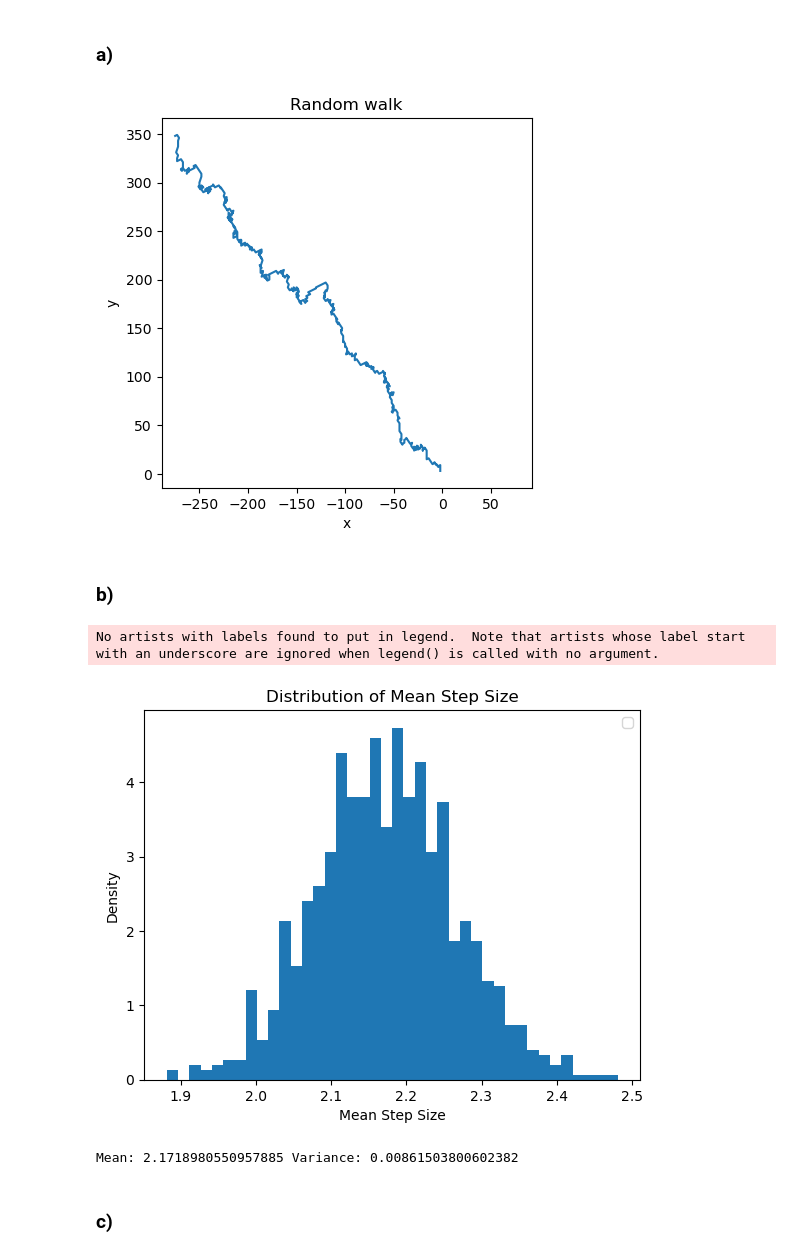
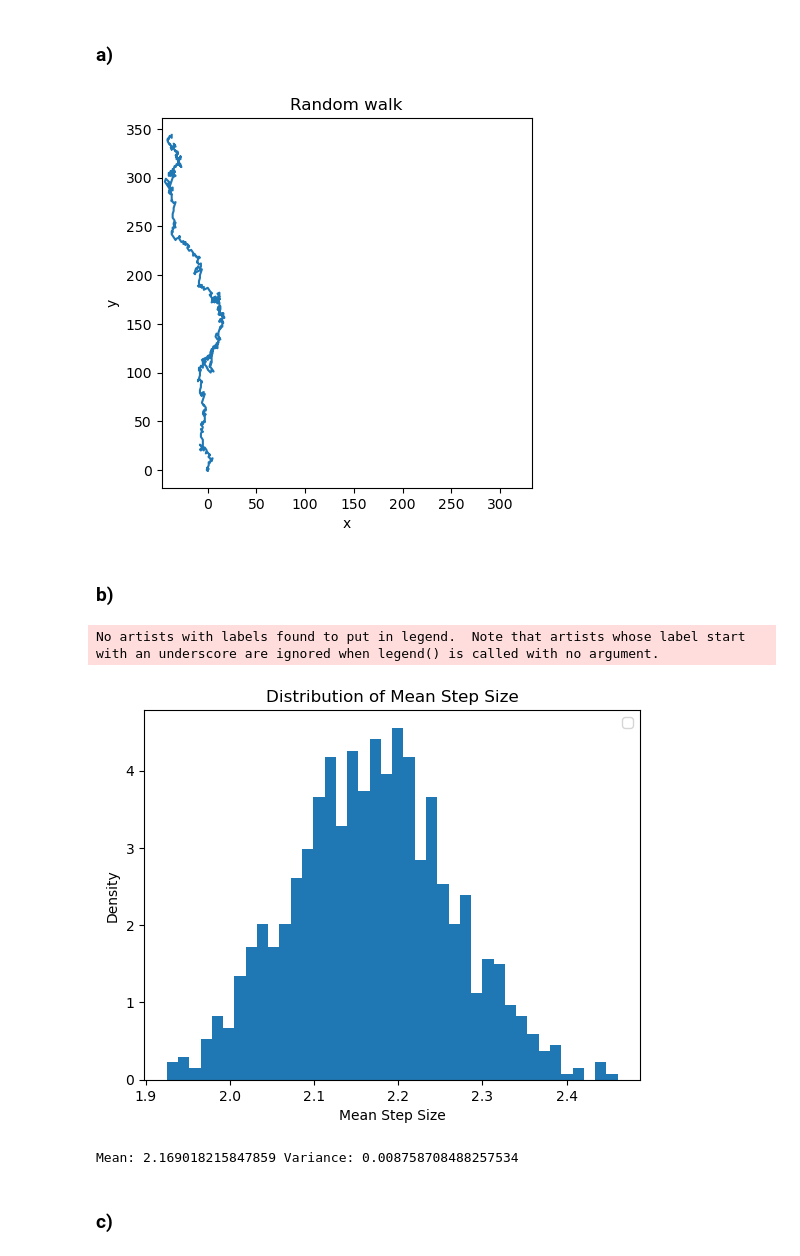
Before and after one commit to loganmachale/PHYS-305, a Jupyter notebook: Assignment 2/Assignment 2.ipynb, the cells around one changed output. Cells and saved outputs as stored; diff of their text form; code cells hidden in the pictures.

```diff
--- a/Assignment 2/Assignment 2.ipynb
+++ b/Assignment 2/Assignment 2.ipynb
@@ -60,35 +60,35 @@ x_arr = np.array([])
 y_arr = np.array([])
 
 for i in range(n):
     x_rand = np.random.rand()
     y_rand = np.random.rand()
 
     if x_rand <= p_1x:
         x = 0
-    elif x_rand > 1 - p_3x:
+    elif x_rand <= p_1x + p_2x:
         x = -2
     else:
         x = 1
 
     if y_rand <= p_1y:
         y = 3
     else:
         y = -1
 
     x_arr = np.append(x_arr, x)
     y_arr = np.append(y_arr, y)
 
 x_walk = np.cumsum(x_arr)
 y_walk = np.cumsum(y_arr)
 
 plt.plot(x_walk, y_walk)
 plt.xlabel('x')
 plt.ylabel('y')
 plt.title('Random walk')
 plt.axis('square')
 plt.show()
 # %% [output]
-[figure, old version]
+[figure, new version]
 # %% [markdown]
 ### b) ###
 # %%
@@ -139,8 +139,8 @@ plt.show()
 print('Mean:', np.mean(mds_arr), 'Variance:', np.var(mds_arr))
 # %% [output]
 No artists with labels found to put in legend.  Note that artists whose label start with an underscore are ignored when legend() is called with no argument.
-[figure, old version]
+[figure, new version]
-Mean: 2.1718980550957885 Variance: 0.00861503800602382
+Mean: 2.169018215847859 Variance: 0.008758708488257534
 # %% [markdown]
 ### c) ###
 # %%
```
Also changed, not shown: parts of 1 cell of this notebook, 1 other file.
